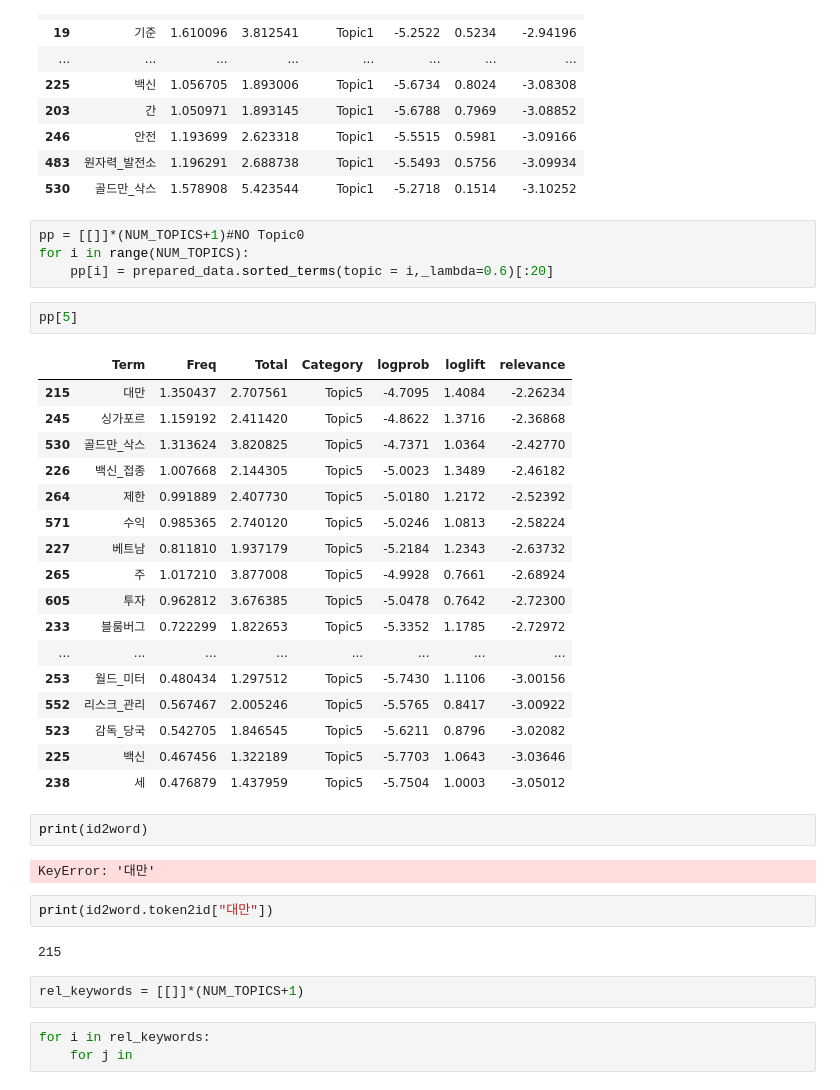
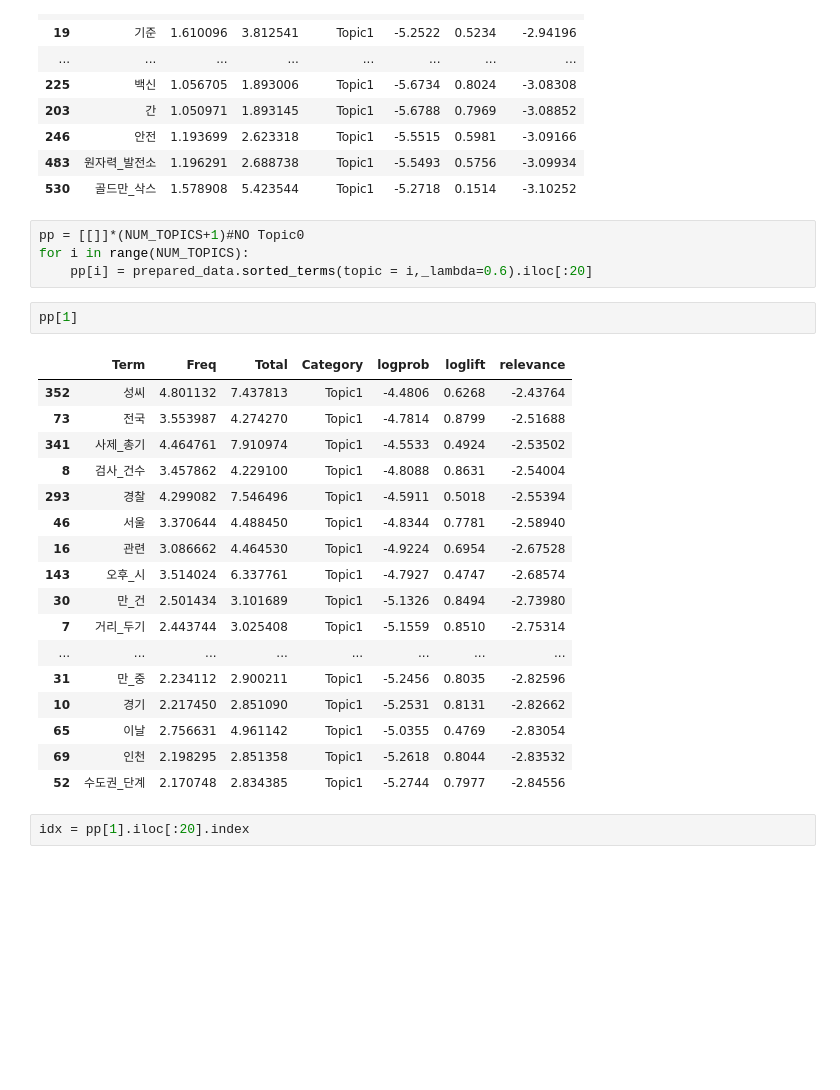
Before and after one commit to ossteam8/LDA-TextRank-keyword, a Jupyter notebook: LDA_modeling.ipynb, the cells around one changed output. Cells and saved outputs as stored; diff of their text form; blank space fills up the shorter version.

Commit message:
keyword indexing success

```diff
--- a/LDA_modeling.ipynb
+++ b/LDA_modeling.ipynb
@@ -308,37 +308,26 @@ prepared[:20]
 # %%
 pp = [[]]*(NUM_TOPICS+1)#NO Topic0
 for i in range(NUM_TOPICS):
-    pp[i] = prepared_data.sorted_terms(topic = i,_lambda=0.6)[:20]
+    pp[i] = prepared_data.sorted_terms(topic = i,_lambda=0.6).iloc[:20]
 # %%
-pp[5]
+pp[1]
 # %% [output]
 |  | Term | Freq | Total | Category | logprob | loglift | relevance |
-| 215 | 대만 | 1.350437 | 2.707561 | Topic5 | -4.7095 | 1.4084 | -2.26234 |
-| 245 | 싱가포르 | 1.159192 | 2.411420 | Topic5 | -4.8622 | 1.3716 | -2.36868 |
-| 530 | 골드만_삭스 | 1.313624 | 3.820825 | Topic5 | -4.7371 | 1.0364 | -2.42770 |
-| 226 | 백신_접종 | 1.007668 | 2.144305 | Topic5 | -5.0023 | 1.3489 | -2.46182 |
-| 264 | 제한 | 0.991889 | 2.407730 | Topic5 | -5.0180 | 1.2172 | -2.52392 |
-| 571 | 수익 | 0.985365 | 2.740120 | Topic5 | -5.0246 | 1.0813 | -2.58224 |
-| 227 | 베트남 | 0.811810 | 1.937179 | Topic5 | -5.2184 | 1.2343 | -2.63732 |
-| 265 | 주 | 1.017210 | 3.877008 | Topic5 | -4.9928 | 0.7661 | -2.68924 |
-| 605 | 투자 | 0.962812 | 3.676385 | Topic5 | -5.0478 | 0.7642 | -2.72300 |
-| 233 | 블룸버그 | 0.722299 | 1.822653 | Topic5 | -5.3352 | 1.1785 | -2.72972 |
+| 352 | 성씨 | 4.801132 | 7.437813 | Topic1 | -4.4806 | 0.6268 | -2.43764 |
+| 73 | 전국 | 3.553987 | 4.274270 | Topic1 | -4.7814 | 0.8799 | -2.51688 |
+| 341 | 사제_총기 | 4.464761 | 7.910974 | Topic1 | -4.5533 | 0.4924 | -2.53502 |
+| 8 | 검사_건수 | 3.457862 | 4.229100 | Topic1 | -4.8088 | 0.8631 | -2.54004 |
+| 293 | 경찰 | 4.299082 | 7.546496 | Topic1 | -4.5911 | 0.5018 | -2.55394 |
+| 46 | 서울 | 3.370644 | 4.488450 | Topic1 | -4.8344 | 0.7781 | -2.58940 |
+| 16 | 관련 | 3.086662 | 4.464530 | Topic1 | -4.9224 | 0.6954 | -2.67528 |
+| 143 | 오후_시 | 3.514024 | 6.337761 | Topic1 | -4.7927 | 0.4747 | -2.68574 |
+| 30 | 만_건 | 2.501434 | 3.101689 | Topic1 | -5.1326 | 0.8494 | -2.73980 |
+| 7 | 거리_두기 | 2.443744 | 3.025408 | Topic1 | -5.1559 | 0.8510 | -2.75314 |
 | ... | ... | ... | ... | ... | ... | ... | ... |
-| 253 | 월드_미터 | 0.480434 | 1.297512 | Topic5 | -5.7430 | 1.1106 | -3.00156 |
-| 552 | 리스크_관리 | 0.567467 | 2.005246 | Topic5 | -5.5765 | 0.8417 | -3.00922 |
-| 523 | 감독_당국 | 0.542705 | 1.846545 | Topic5 | -5.6211 | 0.8796 | -3.02082 |
-| 225 | 백신 | 0.467456 | 1.322189 | Topic5 | -5.7703 | 1.0643 | -3.03646 |
-| 238 | 세 | 0.476879 | 1.437959 | Topic5 | -5.7504 | 1.0003 | -3.05012 |
+| 31 | 만_중 | 2.234112 | 2.900211 | Topic1 | -5.2456 | 0.8035 | -2.82596 |
+| 10 | 경기 | 2.217450 | 2.851090 | Topic1 | -5.2531 | 0.8131 | -2.82662 |
+| 65 | 이날 | 2.756631 | 4.961142 | Topic1 | -5.0355 | 0.4769 | -2.83054 |
+| 69 | 인천 | 2.198295 | 2.851358 | Topic1 | -5.2618 | 0.8044 | -2.83532 |
+| 52 | 수도권_단계 | 2.170748 | 2.834385 | Topic1 | -5.2744 | 0.7977 | -2.84556 |
-# %%
-print(id2word)
-# %% [output]
-KeyError: '대만'
-# %%
-print(id2word.token2id["대만"])
-# %% [output]
-215
-# %%
-rel_keywords = [[]]*(NUM_TOPICS+1)
-# %%
-for i in rel_keywords:
-    for j in
+# %%
+idx = pp[1].iloc[:20].index
```
Also changed, not shown: parts of 1 cell of this notebook.
